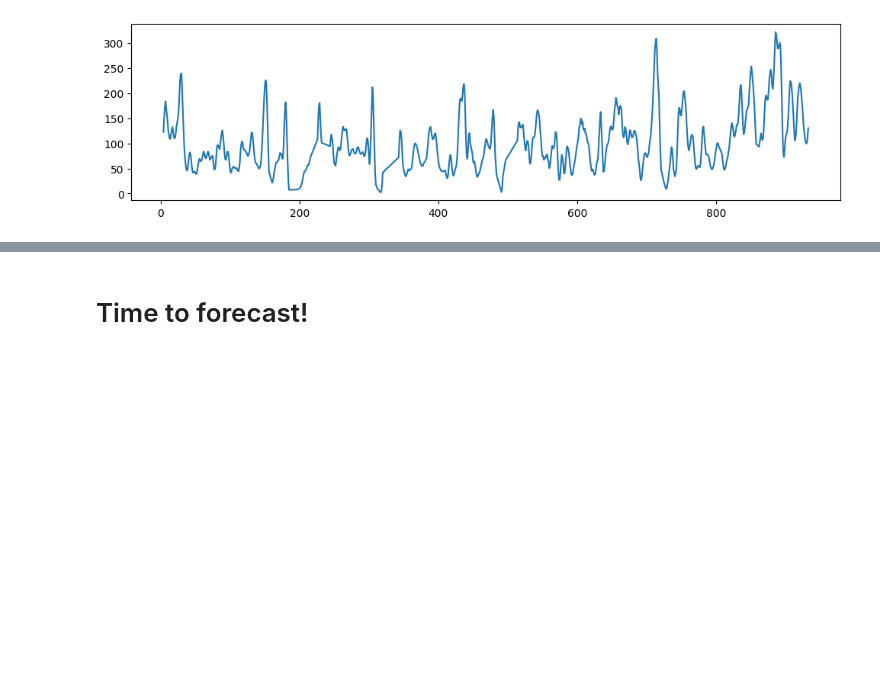
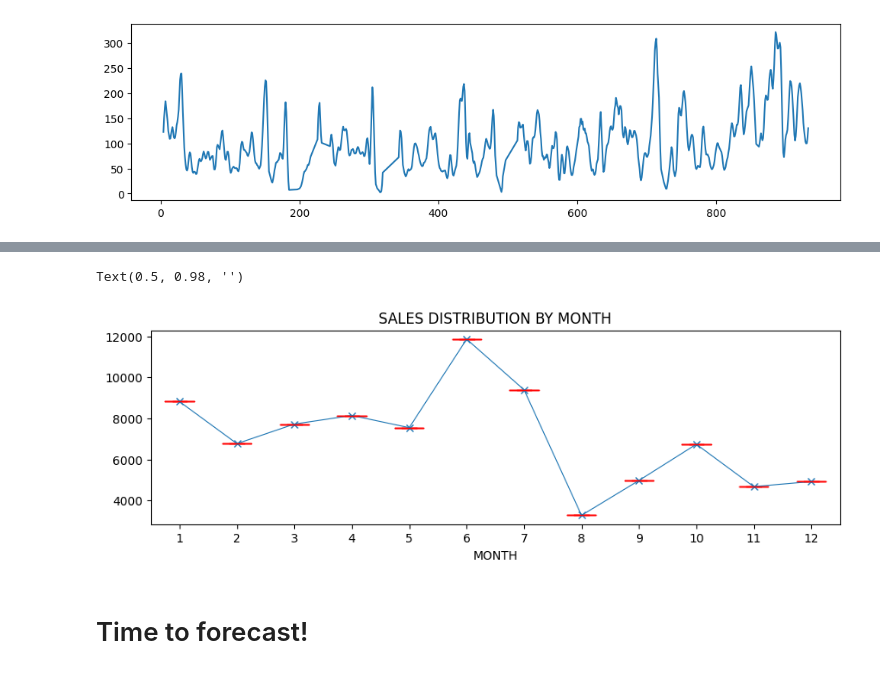
Before and after one commit to andresbarcia/DataAnalisys, a Jupyter notebook: Retail_Sales_Forecasting.ipynb, the cells around one changed output, grey strips where cells are left out. Drawn from its saved outputs; the diff is of its cells as text; code cells hidden in the pictures; blank space fills up the shorter version.

```diff
--- a/Retail_Sales_Forecasting.ipynb
+++ b/Retail_Sales_Forecasting.ipynb
@@ -197,0 +198,17 @@ sales.rolling(7, center=True, win_type="triang").mean().plot.line()
+# %%
+data = raw_sales.copy()
+# %%
+# Convert the 'DATE' column to a datetime object
+data['DATE'] = pd.to_datetime(data['DATE'])
+
+# Create a new column 'YEAR_MONTH' that contains the year and month of each date
+data['YEAR_MONTH'] = data['DATE'].dt.to_period('M')
+
+# Create a new column 'MONTH' that contains the month of each date
+data['MONTH'] = data['DATE'].dt.month
+
+# Group the data by the 'MONTH' column and sum the 'SALES' column
+monthly_sales = data.groupby('MONTH')['SALES'].sum().reset_index()
+
+# Group the data by the 'YEAR_MONTH' column and sum the 'SALES' column
+year_month_sales = data.groupby('YEAR_MONTH')['SALES'].sum().reset_index()
@@ -198,3 +233,14 @@ sales.rolling(7, center=True, win_type="triang").mean().plot.line()
+# %%
+fig, ax = plt.subplots(figsize=(10,3))
+# data['MONTH'] = data['DATE'].dt.month.index
+monthly_sales.boxplot(column='SALES', by='MONTH', ax=ax, color = 'red')
+monthly_sales.groupby('MONTH')['SALES'].median().plot(style='x-', linewidth= 0.8, ax=ax)
+ax.set_label('SALES')
+ax.set_title('SALES DISTRIBUTION BY MONTH')
+fig.suptitle('')
+# %% [output]
+Text(0.5, 0.98, '')
+[figure, added]
 # %% [markdown]
 # Time to forecast!
 # %% [markdown]
```
Also changed, not shown: parts of 7 cells of this notebook.
